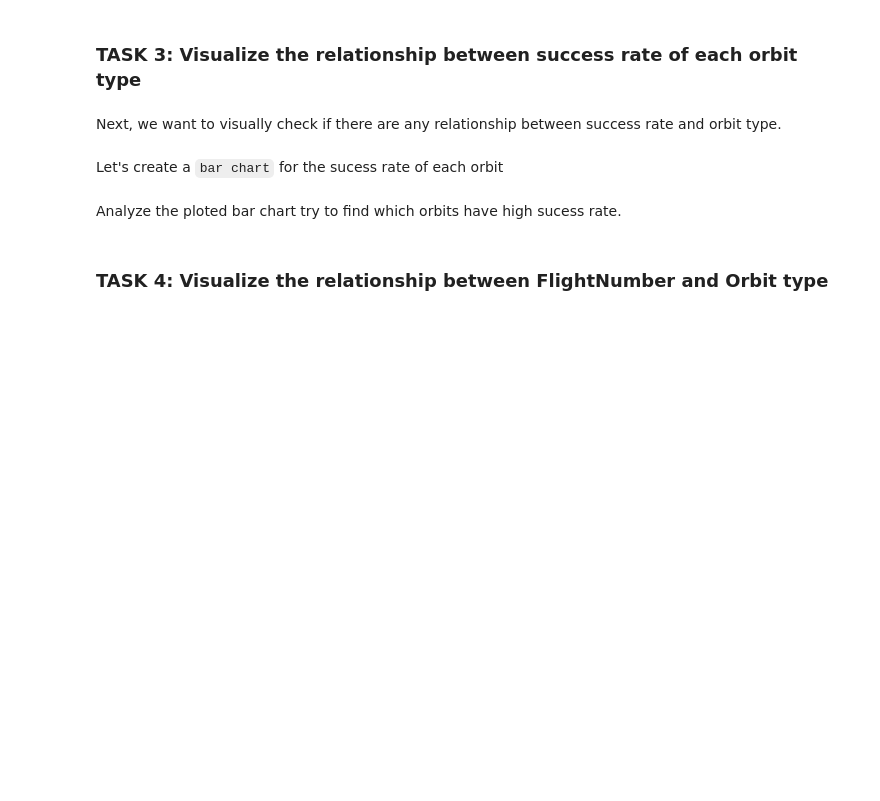
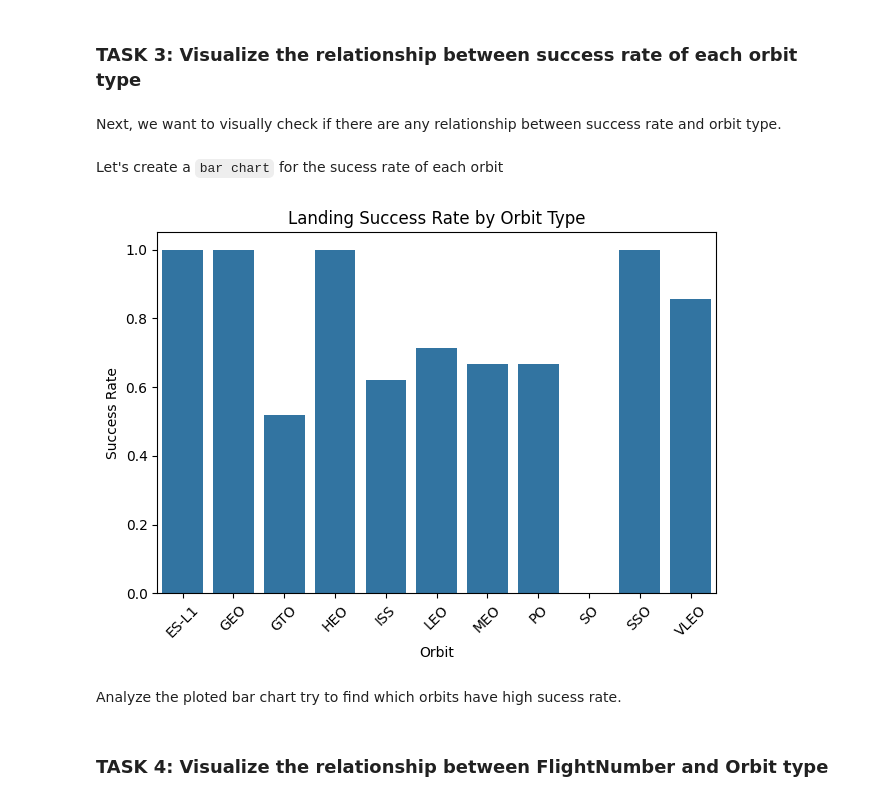
Before and after one commit to ddali/ville_ibm_data_science, a Jupyter notebook: 4. jupyter-labs-eda-dataviz-v2.ipynb, the cells around one changed output. Cells and saved outputs as stored; diff of their text form; code cells hidden in the pictures; blank space fills up the shorter version.

```diff
--- a/4. jupyter-labs-eda-dataviz-v2.ipynb
+++ b/4. jupyter-labs-eda-dataviz-v2.ipynb
@@ -193,6 +193,18 @@ Next, we want to visually check if there are any relationship between success ra
 Let's create a `bar chart` for the sucess rate of each orbit
 # %%
 # HINT use groupby method on Orbit column and get the mean of Class column
+# Group by Orbit and calculate mean success rate
+orbit_success = df.groupby('Orbit')['Class'].mean().reset_index()
+
+# Bar chart of success rate per orbit
+sns.barplot(data=orbit_success, x='Orbit', y='Class')
+plt.ylabel('Success Rate')
+plt.title('Landing Success Rate by Orbit Type')
+plt.xticks(rotation=45)
+plt.tight_layout()
+plt.show()
+# %% [output]
+[figure, added]
 # %% [markdown]
 Analyze the ploted bar chart try to find which orbits have high sucess rate.
 # %% [markdown]
```
Also changed, not shown: parts of 4 cells of this notebook, 8 other files.
